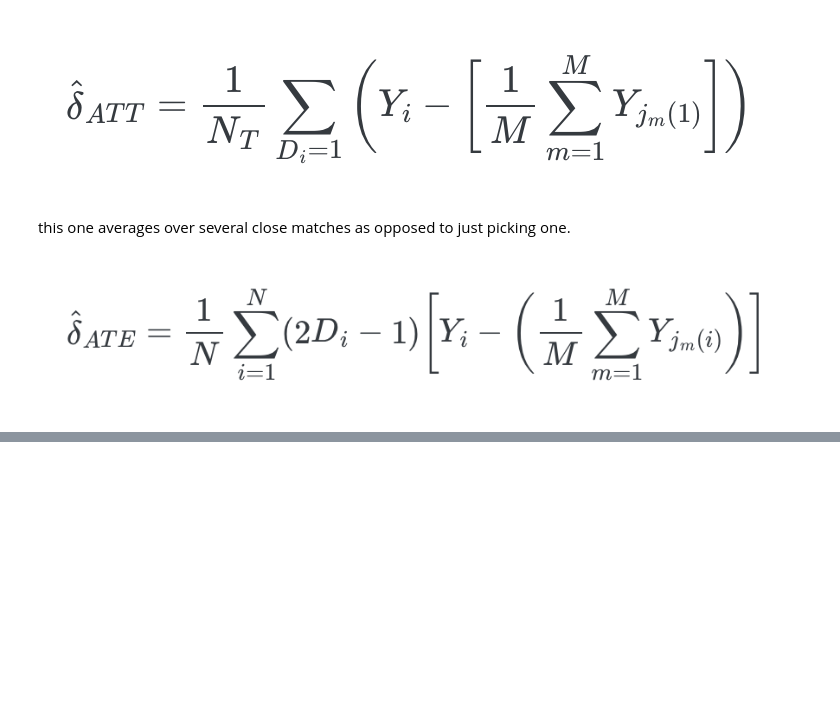
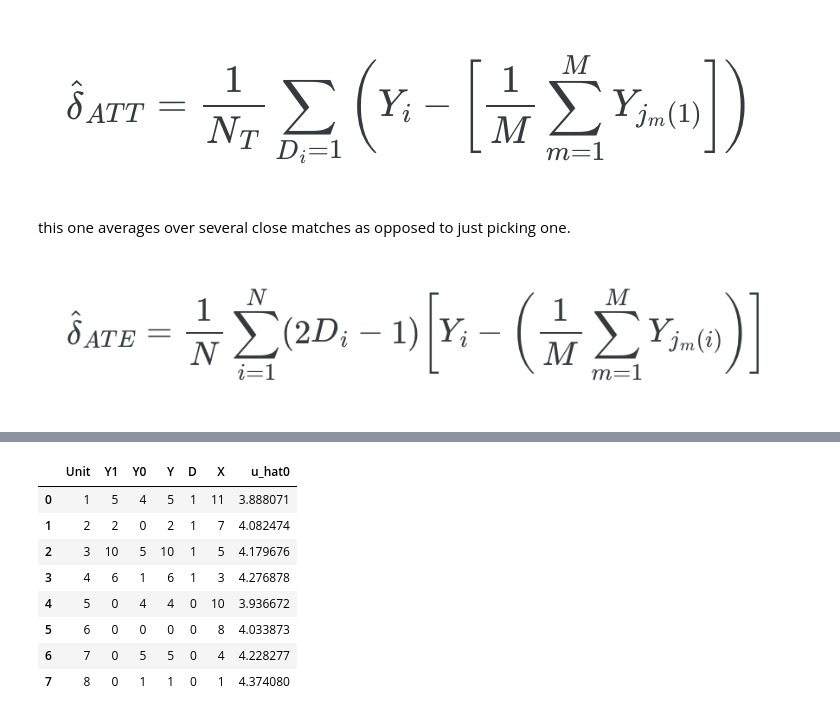
Before and after one commit to vaibrainium/Causal-Inference-The-Mixtape, a Jupyter notebook: notebooks/chapter-5.ipynb, the cells around one changed output, grey strips where cells are left out. Cells and saved outputs as stored; diff of their text form; code cells hidden in the pictures; blank space fills up the shorter version.

```diff
--- a/notebooks/chapter-5.1.ipynb
+++ b/notebooks/chapter-5.ipynb
@@ -95,0 +111,6 @@ this one averages over several close matches as opposed to just picking one.
+# %%
+training_bias_reduction = read_data("training_bias_reduction.dta")
+
+training_bias_reduction['Y1'] = 0
+training_bias_reduction.loc[training_bias_reduction['Unit'].isin(range(1,5)), 'Y1'] = training_bias_reduction['Y']
+training_bias_reduction['Y0'] = (4,0,5,1,4,0,5,1)
@@ -95,0 +129,3 @@ this one averages over several close matches as opposed to just picking one.
+# %%
+train_reg = sm.OLS.from_formula('Y ~ X', training_bias_reduction).fit()
+train_reg.summary()
@@ -95,0 +152,15 @@ this one averages over several close matches as opposed to just picking one.
+# %%
+training_bias_reduction['u_hat0'] = train_reg.predict(training_bias_reduction)
+training_bias_reduction = training_bias_reduction[['Unit', 'Y1', 'Y0', 'Y', 'D', 'X', 'u_hat0']]
+
+training_bias_reduction
+# %% [output]
+|  | Unit | Y1 | Y0 | Y | D | X | u_hat0 |
+| 0 | 1 | 5 | 4 | 5 | 1 | 11 | 3.888071 |
+| 1 | 2 | 2 | 0 | 2 | 1 | 7 | 4.082474 |
+| 2 | 3 | 10 | 5 | 10 | 1 | 5 | 4.179676 |
+| 3 | 4 | 6 | 1 | 6 | 1 | 3 | 4.276878 |
+| 4 | 5 | 0 | 4 | 4 | 0 | 10 | 3.936672 |
+| 5 | 6 | 0 | 0 | 0 | 0 | 8 | 4.033873 |
+| 6 | 7 | 0 | 5 | 5 | 0 | 4 | 4.228277 |
+| 7 | 8 | 0 | 1 | 1 | 0 | 1 | 4.374080 |
```
Also changed, not shown: parts of 11 cells of this notebook, 1 other file.
